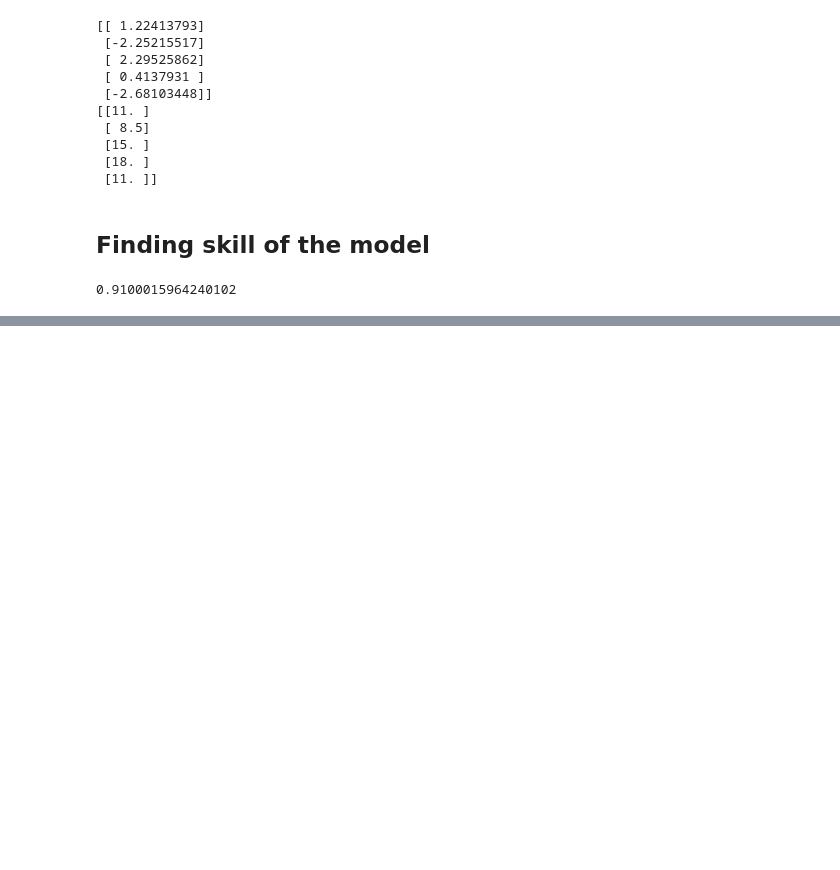
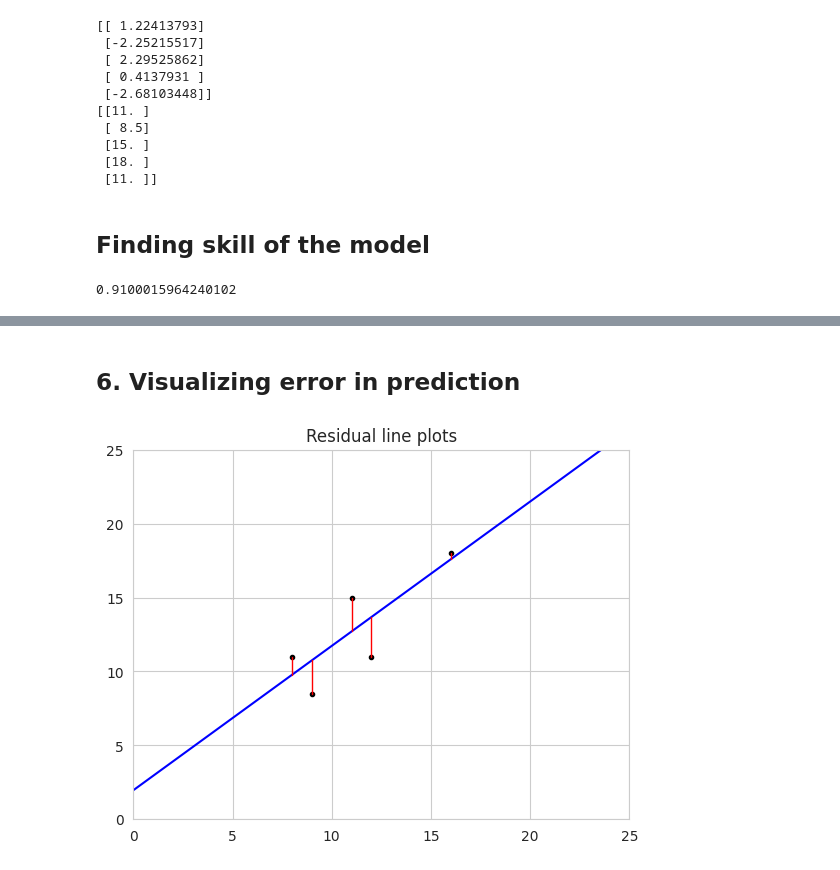
Before and after one commit to Kai-Kun-1/AI-ML-course, a Jupyter notebook: Module2_lab.ipynb, the cells around one changed output, grey strips where cells are left out. Cells and saved outputs as stored; diff of their text form; code cells hidden in the pictures; blank space fills up the shorter version.

```diff
--- a/Module2_lab.ipynb
+++ b/Module2_lab.ipynb
@@ -343,0 +369,12 @@ print(model.score(X,Y))
+# %% [markdown]
+## 6. Visualizing error in prediction
+# %%
+plt.title("Residual line plots")
+plt.axis([0, 25, 0, 25])
+plt.plot(x_test,y_test,'k.')
+plt.plot(x_fit,y_fit,color="blue")
+for i in range(0,len(x_test)):
+    plt.plot([x_test[i], x_test[i]], [yp_test[i], y_test[i]], color='red', linewidth=1)
+plt.show()
+# %% [output]
+[figure, added]
```
Also changed, not shown: parts of 10 cells of this notebook.
